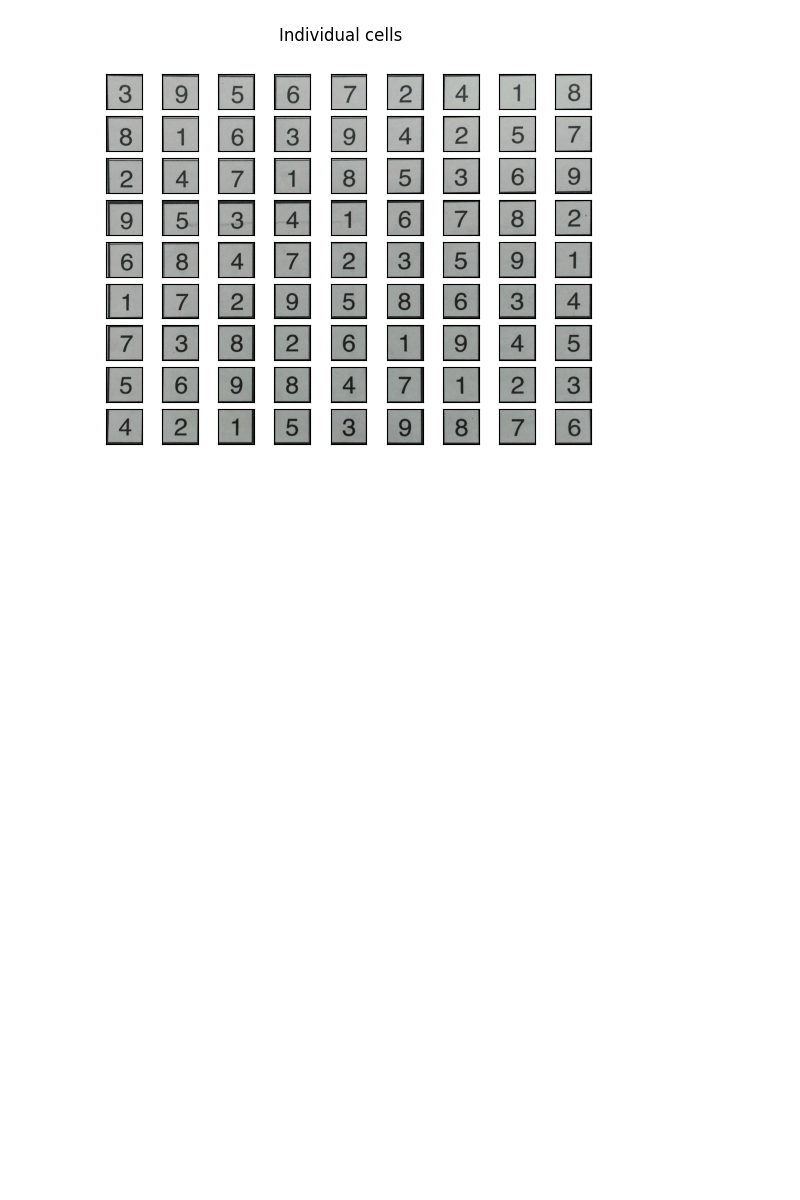
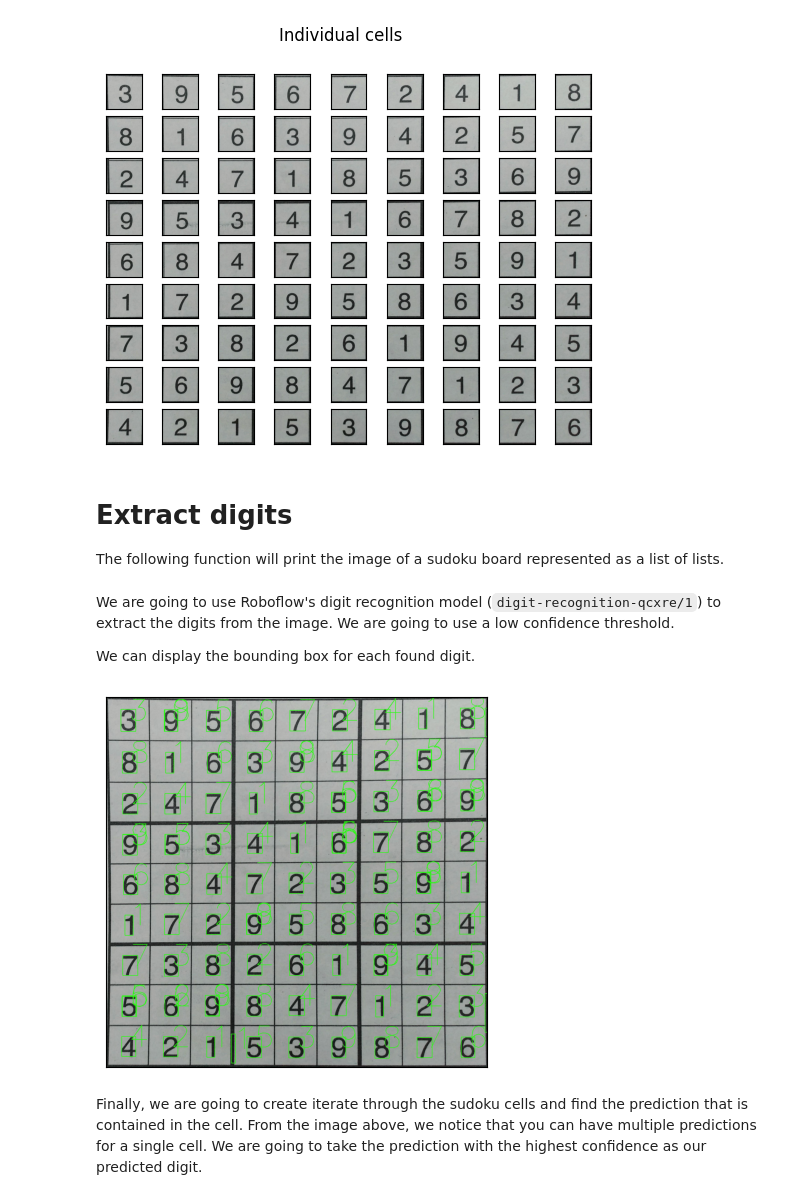
Before and after one commit to mschettewi/Sudoku-Vision, a Jupyter notebook: Sudoku.ipynb, the cells around one changed output. Cells and saved outputs as stored; diff of their text form; code cells hidden in the pictures; blank space fills up the shorter version.

Commit message:
added roboflow's digit detection api

```diff
--- a/Sudoku.ipynb
+++ b/Sudoku.ipynb
@@ -246,3 +249,7 @@ for x in range(9):
 plt.show()
 # %% [output]
 [figure]
+# %% [markdown]
+# Extract digits
+
+The following function will print the image of a sudoku board represented as a list of lists.
@@ -248,0 +282,39 @@ plt.show()
+# %% [markdown]
+We are going to use Roboflow's digit recognition model (`digit-recognition-qcxre/1`) to extract the digits from the image. We are going to use a low confidence threshold.
+
+We can display the bounding box for each found digit.
+# %%
+custom_configuration = InferenceConfiguration(confidence_threshold=0.0001)
+
+CLIENT = InferenceHTTPClient(
+    api_url="https://detect.roboflow.com",
+    api_key=os.environ["ROBOFLOW_API_KEY"]
+)
+
+labeled_photo = cropped.copy()
+
+with CLIENT.use_configuration(custom_configuration):
+    results = CLIENT.infer(labeled_photo, model_id="digit-recognition-qcxre/1")
+    predictions = results['predictions']
+
+for bounding_box in predictions:
+    x1 = bounding_box['x'] - bounding_box['width'] / 2
+    x2 = bounding_box['x'] + bounding_box['width'] / 2
+    y1 = bounding_box['y'] - bounding_box['height'] / 2
+    y2 = bounding_box['y'] + bounding_box['height'] / 2
+
+    cv2.rectangle(labeled_photo, (int(x1), int(y1)), (int(x2), int(y2)), (36, 255, 12), 2, )
+    cv2.putText(labeled_photo, bounding_box['class'], (int(bounding_box['x']), int(bounding_box['y'])),
+                cv2.FONT_HERSHEY_SIMPLEX, 5, (36, 255, 12), 2)
+
+fig, ax = plt.subplots()
+ax.imshow(labeled_photo)
+
+ax.set_xticks([])
+ax.set_yticks([])
+
+plt.show()
+# %% [output]
+[figure, added]
+# %% [markdown]
+Finally, we are going to create iterate through the sudoku cells and find the prediction that is contained in the cell. From the image above, we notice that you can have multiple predictions for a single cell. We are going to take the prediction with the highest confidence as our predicted digit.
```
Also changed, not shown: parts of 14 cells of this notebook, 2 other files.
